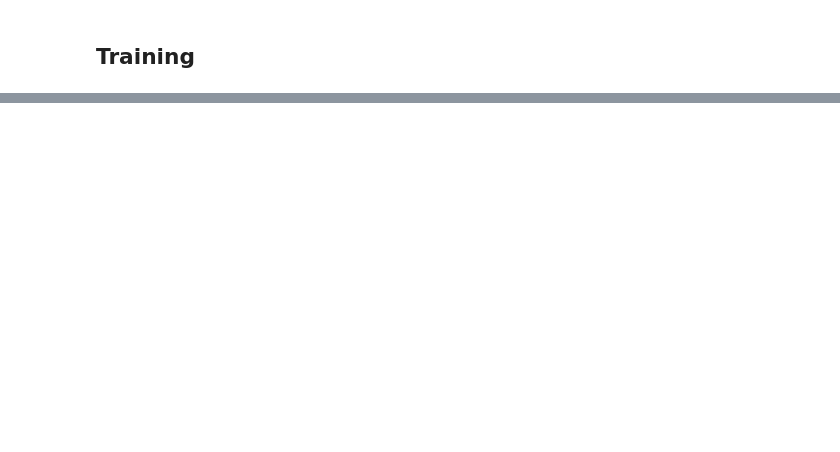
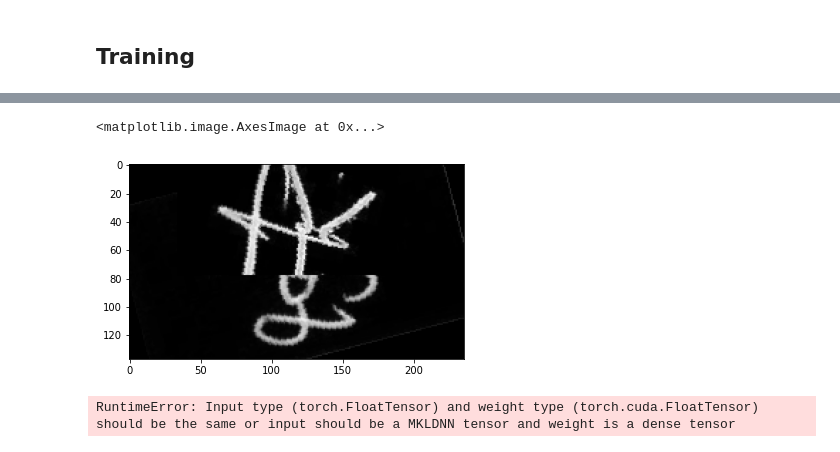
Before and after one commit to GwiHwan-Go/Reproduce_CutMix, a Jupyter notebook: Training/CutMix.ipynb, the cells around one changed output, grey strips where cells are left out. Cells and saved outputs as stored; diff of their text form; code cells hidden in the pictures; blank space fills up the shorter version.

```diff
--- a/Training/CutMix.ipynb
+++ b/Training/CutMix.ipynb
@@ -232,5 +280,12 @@ plt.imshow(inputs[5].permute(1, 2, 0).to(device)
+# %%
+plt.imshow(images[5].permute(1, 2, 0))
+# %% [output]
+<matplotlib.image.AxesImage at 0x...>
+[figure, added]
 # %%
-logits = model(inputs)
+logits = model(images)
+# %% [output]
+RuntimeError: Input type (torch.FloatTensor) and weight type (torch.cuda.FloatTensor) should be the same or input should be a MKLDNN tensor and weight is a dense tensor
 # %%
 grapheme = logits[:,:168]
 vowel = logits[:, 168:179]
```
Also changed, not shown: parts of 16 cells of this notebook, 3 other files.
